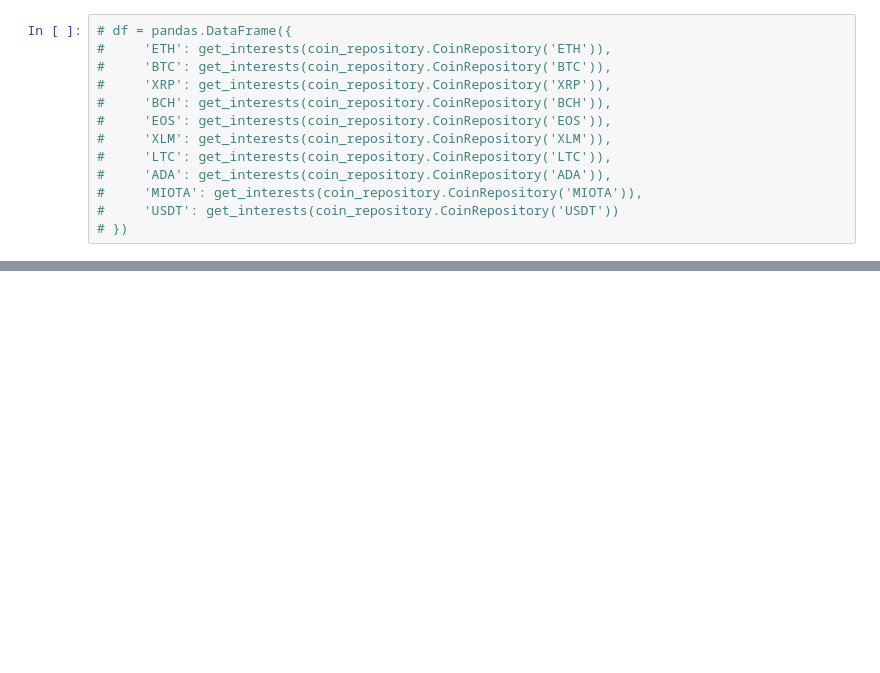
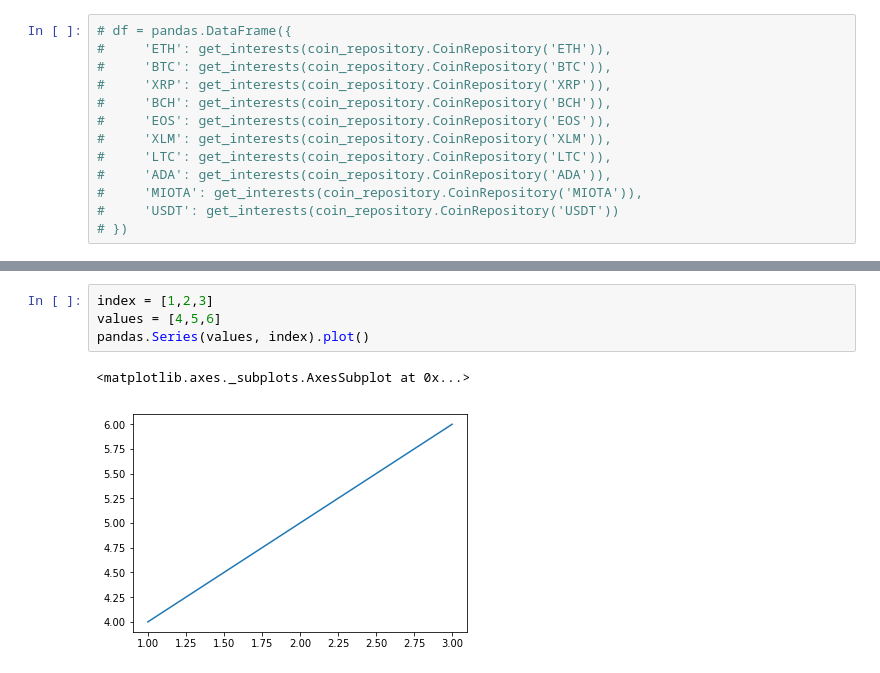
Before and after one commit to love-adela/bohemianbinary-blog, a Jupyter notebook: get_interest.ipynb, the cells around one changed output, grey strips where cells are left out. Drawn from its saved outputs; the diff is of its cells as text; blank space fills up the shorter version.

```diff
--- a/get_interest.ipynb
+++ b/get_interest.ipynb
@@ -240,0 +211,7 @@ Y
+# %%
+index = [1,2,3]
+values = [4,5,6]
+pandas.Series(values, index).plot()
+# %% [output]
+<matplotlib.axes._subplots.AxesSubplot at 0x...>
+[figure, added]
```
Also changed, not shown: parts of 18 cells of this notebook, 4 other files.
